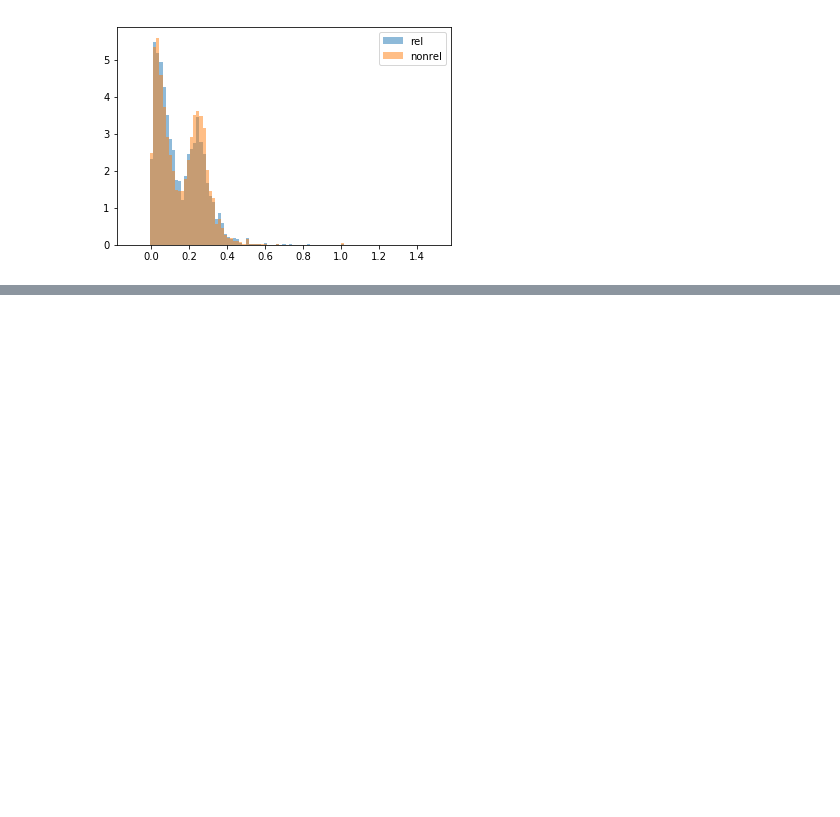
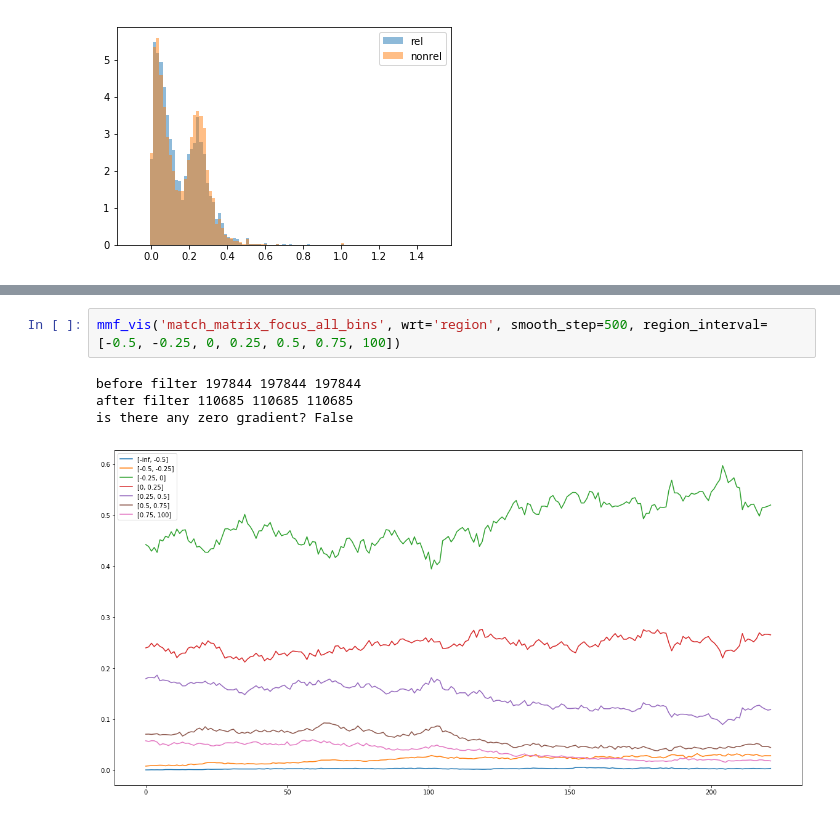
Before and after one commit to jzbjyb/rri_match, a Jupyter notebook: quick_test.ipynb, the cells around one changed output, grey strips where cells are left out. Cells and saved outputs as stored; diff of their text form; blank space fills up the shorter version.

Commit message:
add match matrix gradient visualization

```diff
--- a/quick_test.ipynb
+++ b/quick_test.ipynb
@@ -185,0 +316,7 @@ density_vis('density_test_relative_mean_07.data')
+# %%
+mmf_vis('match_matrix_focus_all_bins', wrt='region', smooth_step=500, region_interval=[-0.5, -0.25, 0, 0.25, 0.5, 0.75, 100])
+# %% [output]
+before filter 197844 197844 197844
+after filter 110685 110685 110685
+is there any zero gradient? False
+[figure, added]
```
Also changed, not shown: parts of 13 cells of this notebook, 3 other files.
